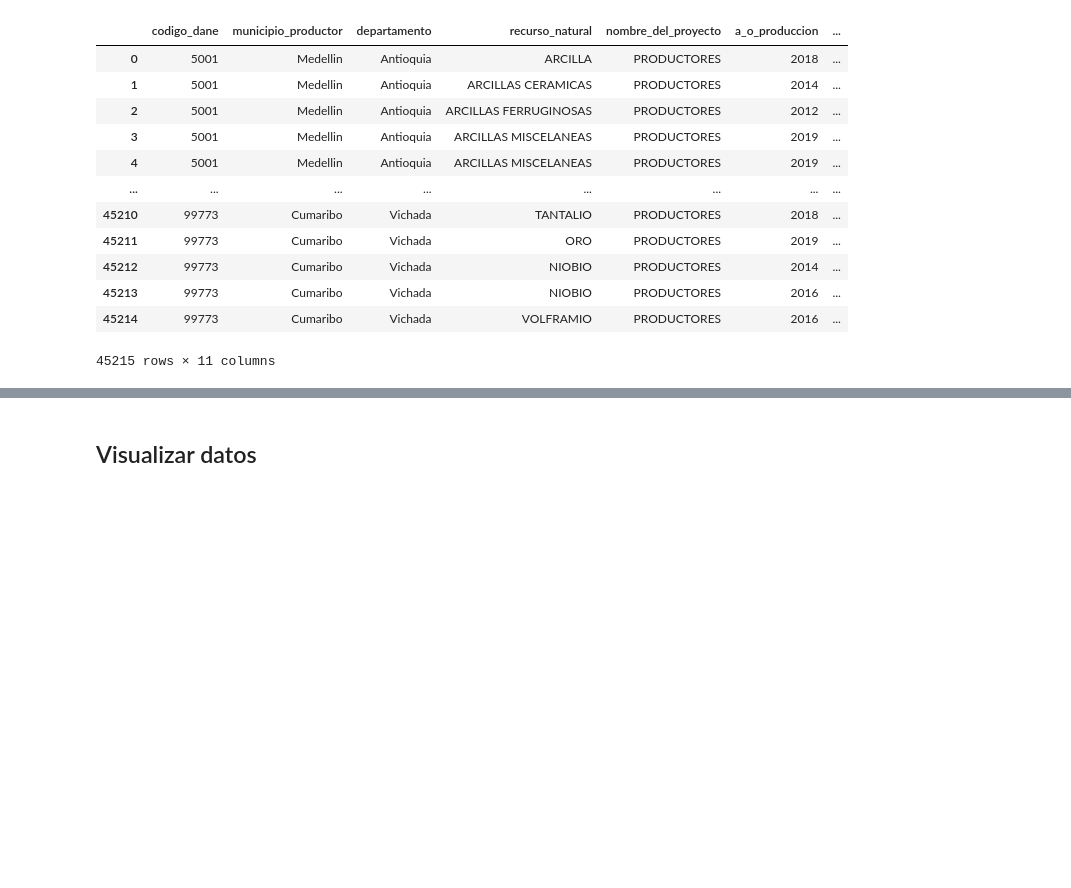
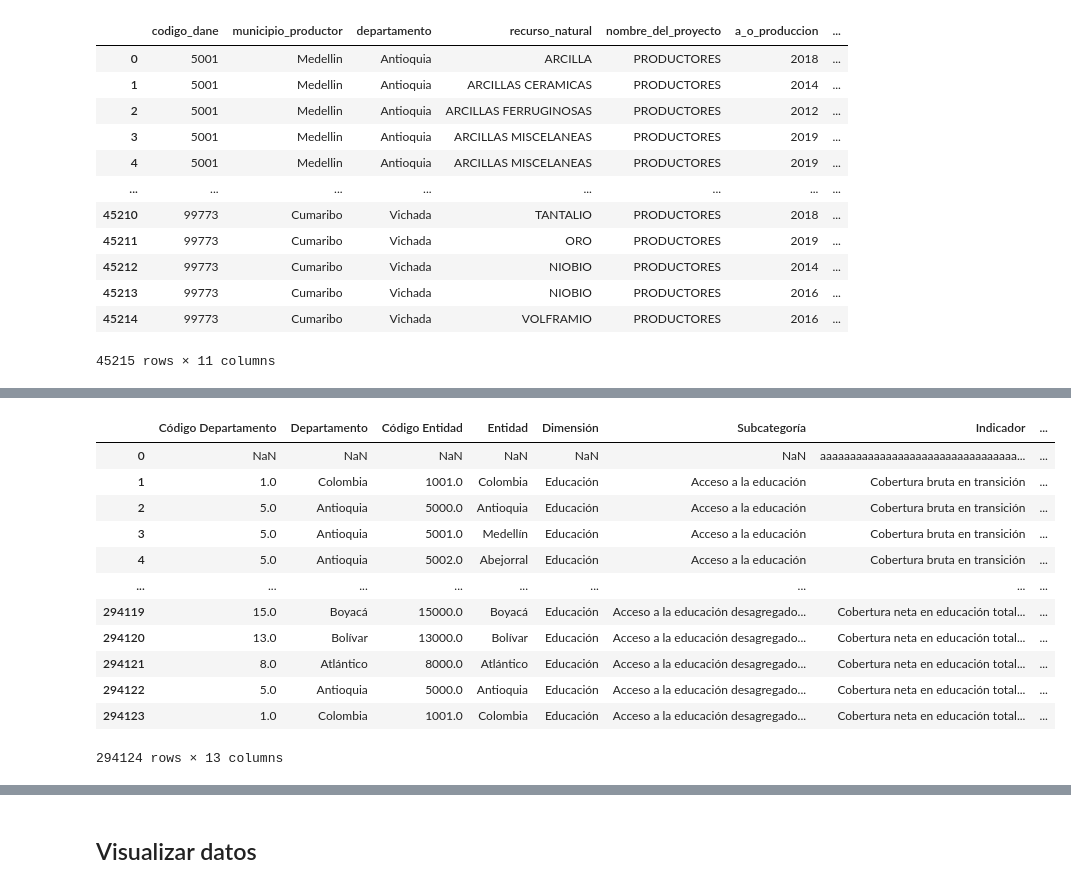
Before and after one commit to BI-G15/Proyecto2, a Jupyter notebook: Proyecto2.ipynb, the cells around one changed output, grey strips where cells are left out. Saved outputs shown, nothing was run; the diff lists cells and outputs as text; code cells hidden in the pictures; blank space fills up the shorter version.

```diff
--- a/Proyecto2.ipynb
+++ b/Proyecto2.ipynb
@@ -79,0 +220,17 @@ df_vys
+# %%
+df_dim_edu = pd.read_excel("TerriData_Dim4_Educacion.xlsx")
+df_dim_edu
+# %% [output]
+|  | Código Departamento | Departamento | Código Entidad | Entidad | Dimensión | Subcategoría | Indicador | ... |
+| 0 | NaN | NaN | NaN | NaN | NaN | NaN | aaaaaaaaaaaaaaaaaaaaaaaaaaaaaaaaa... | ... |
+| 1 | 1.0 | Colombia | 1001.0 | Colombia | Educación | Acceso a la educación | Cobertura bruta en transición | ... |
+| 2 | 5.0 | Antioquia | 5000.0 | Antioquia | Educación | Acceso a la educación | Cobertura bruta en transición | ... |
+| 3 | 5.0 | Antioquia | 5001.0 | Medellín | Educación | Acceso a la educación | Cobertura bruta en transición | ... |
+| 4 | 5.0 | Antioquia | 5002.0 | Abejorral | Educación | Acceso a la educación | Cobertura bruta en transición | ... |
+| ... | ... | ... | ... | ... | ... | ... | ... | ... |
+| 294119 | 15.0 | Boyacá | 15000.0 | Boyacá | Educación | Acceso a la educación desagregado... | Cobertura neta en educación total... | ... |
+| 294120 | 13.0 | Bolívar | 13000.0 | Bolívar | Educación | Acceso a la educación desagregado... | Cobertura neta en educación total... | ... |
+| 294121 | 8.0 | Atlántico | 8000.0 | Atlántico | Educación | Acceso a la educación desagregado... | Cobertura neta en educación total... | ... |
+| 294122 | 5.0 | Antioquia | 5000.0 | Antioquia | Educación | Acceso a la educación desagregado... | Cobertura neta en educación total... | ... |
+| 294123 | 1.0 | Colombia | 1001.0 | Colombia | Educación | Acceso a la educación desagregado... | Cobertura neta en educación total... | ... |
+294124 rows × 13 columns
```
Also changed, not shown: parts of 26 cells of this notebook.
